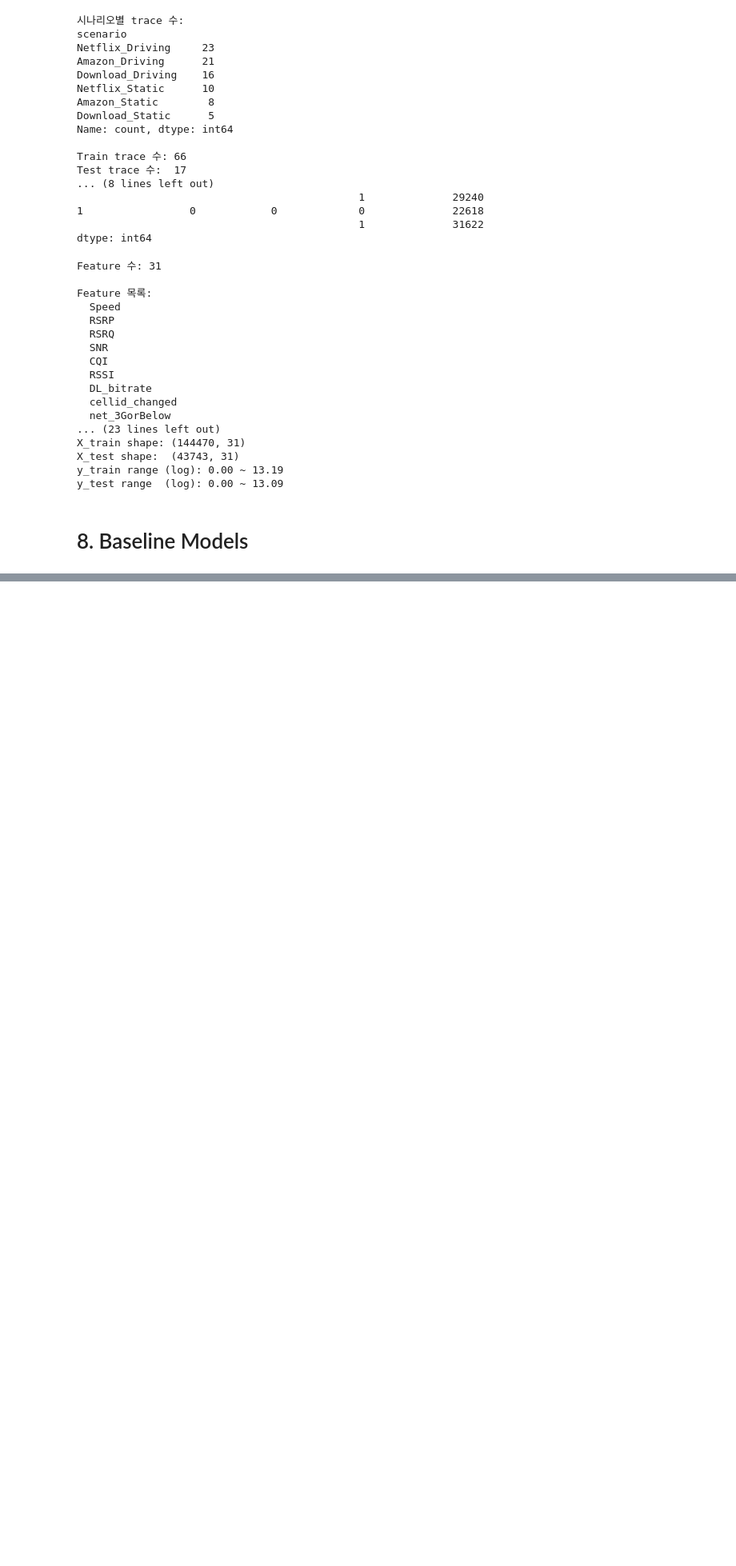
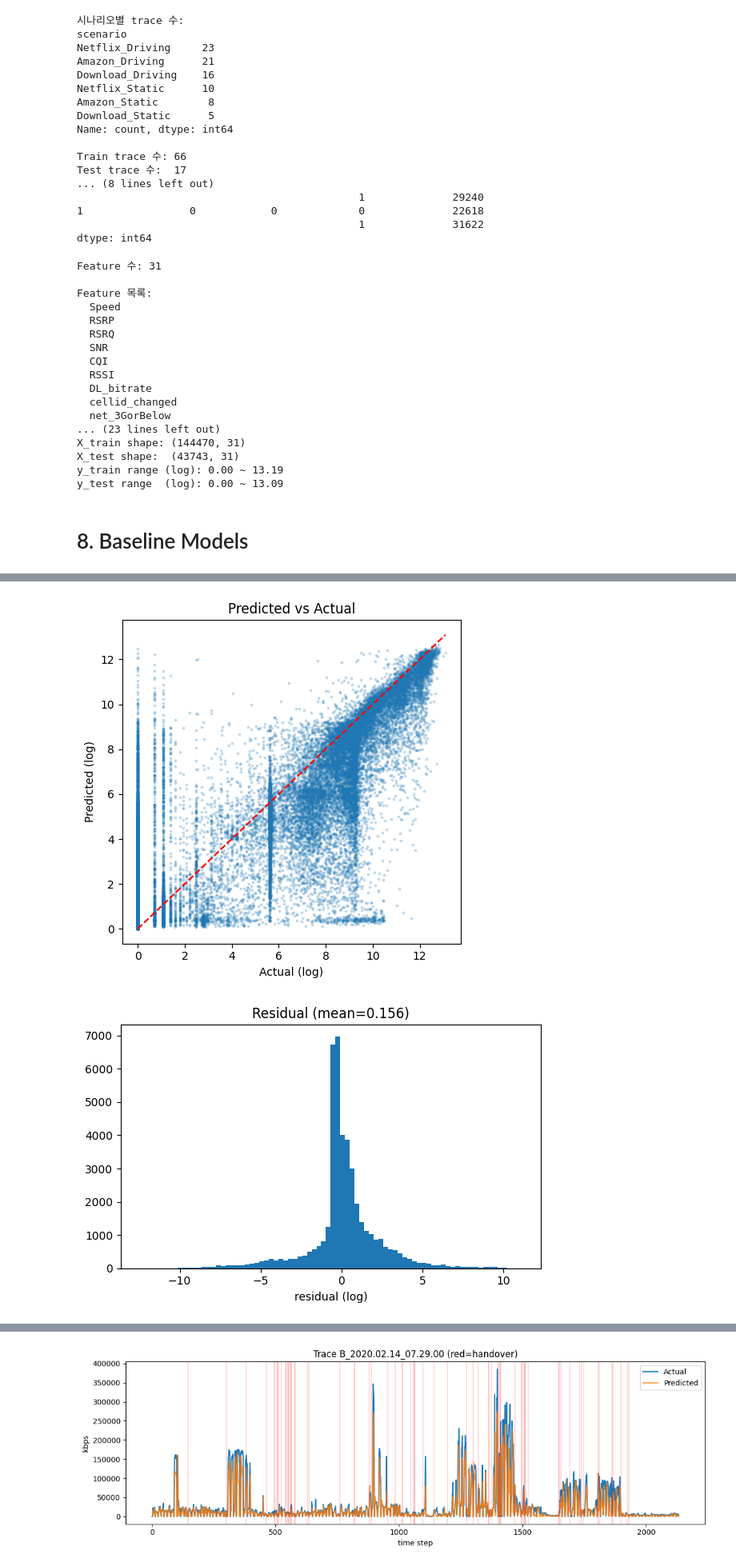
Before and after one commit to westiion/5g-throughput-prediction, a Jupyter notebook: 5g-throughput-prediction.ipynb, the cells around one changed output, grey strips where cells are left out. Shown at 80% size. Drawn from its saved outputs; the diff is of its cells as text; code cells hidden in the pictures; blank space fills up the shorter version.

```diff
--- a/5g-throughput-prediction.ipynb
+++ b/5g-throughput-prediction.ipynb
@@ -828,0 +811,19 @@ Persistence baseline 2.039675e+04  6839.445283    0.787939  4.119178 0.158447
+# %%
+# === 14. Subgroup ===
+df_test = df_test.copy()
+df_test['y_pred_log'] = best_model.predict(X_test)
+df_test['resid'] = df_test['y_log'] - np.clip(df_test['y_pred_log'], 0, LOG_CLIP_MAX)
+for pfx,new in [('net_','NetworkCategory'),('app_','Application'),('mob_','Mobility')]:
+    cols=[c for c in df_test.columns if c.startswith(pfx)]
+    df_test[new]=df_test[cols].idxmax(axis=1).str[len(pfx):]
+
+def subgroup(by):
+    rows=[{by:g,'n':len(s),'r2_log':r2_score(s.y_log,s.y_pred_log),
+           'rmse_log':np.sqrt(mean_squared_error(s.y_log,s.y_pred_log))}
+          for g,s in df_test.groupby(by)]
+    return pd.DataFrame(rows).sort_values('r2_log')
+
+for by in ['NetworkCategory','Mobility','Application']:
+    print(f"\n[{by}]"); print(subgroup(by).to_string(index=False))
+print("\n[handover]")
+print(subgroup('cellid_changed').to_string(index=False))  # 1=셀 변경 직후
@@ -828,0 +872,33 @@ Persistence baseline 2.039675e+04  6839.445283    0.787939  4.119178 0.158447
+# %%
+# === 16. 시각화 ===
+yp = np.clip(df_test['y_pred_log'].values, 0, LOG_CLIP_MAX)
+
+# (1) Predicted vs Actual
+plt.figure(figsize=(5,5)); plt.scatter(df_test.y_log, yp, s=3, alpha=0.2)
+lim=[df_test.y_log.min(), df_test.y_log.max()]; plt.plot(lim,lim,'r--')
+plt.xlabel('Actual (log)'); plt.ylabel('Predicted (log)'); plt.title('Predicted vs Actual')
+plt.tight_layout(); plt.savefig('figures/pred_vs_actual.png',dpi=120); plt.show()
+
+# (2) Residual histogram
+plt.figure(figsize=(6,4)); plt.hist(df_test.resid, bins=80)
+plt.title(f'Residual (mean={df_test.resid.mean():.3f})'); plt.xlabel('residual (log)')
+plt.tight_layout(); plt.savefig('figures/residual_hist.png',dpi=120); plt.show()
+
+# (3) Feature importance top 15
+imp = pd.Series(best_model.feature_importances_, index=feature_cols).sort_values()[-15:]
+imp.plot.barh(figsize=(7,6)); plt.title('Feature importance (top 15)')
+plt.tight_layout(); plt.savefig('figures/feat_importance.png',dpi=120); plt.show()
+
+# (4) 대표 trace 시간축 (보고서 메인 그림)
+cand = df_test.groupby('trace_id').agg(n=('y_log','size'), ho=('cellid_changed','sum'))
+tid = cand[cand.n>=60].sort_values('ho',ascending=False).index[0]
+sub = df_test[df_test.trace_id==tid].sort_values('Timestamp')
+plt.figure(figsize=(12,4))
+plt.plot(np.expm1(sub.y_log.values), label='Actual', lw=1.5)
+plt.plot(np.expm1(np.clip(sub.y_pred_log.values,0,LOG_CLIP_MAX)), label='Predicted', lw=1.5, alpha=.8)
+for x in np.where(sub.cellid_changed.values==1)[0]: plt.axvline(x, color='red', alpha=.15)
+plt.title(f'Trace {tid} (red=handover)'); plt.xlabel('time step'); plt.ylabel('kbps'); plt.legend()
+plt.tight_layout(); plt.savefig('figures/trace_timeseries.png',dpi=120); plt.show()
+# %% [output]
+[figure, added]
+[figure, added]
@@ -828,0 +906 @@ Persistence baseline 2.039675e+04  6839.445283    0.787939  4.119178 0.158447
+[figure, added]
```
Also changed, not shown: parts of 23 cells of this notebook.
